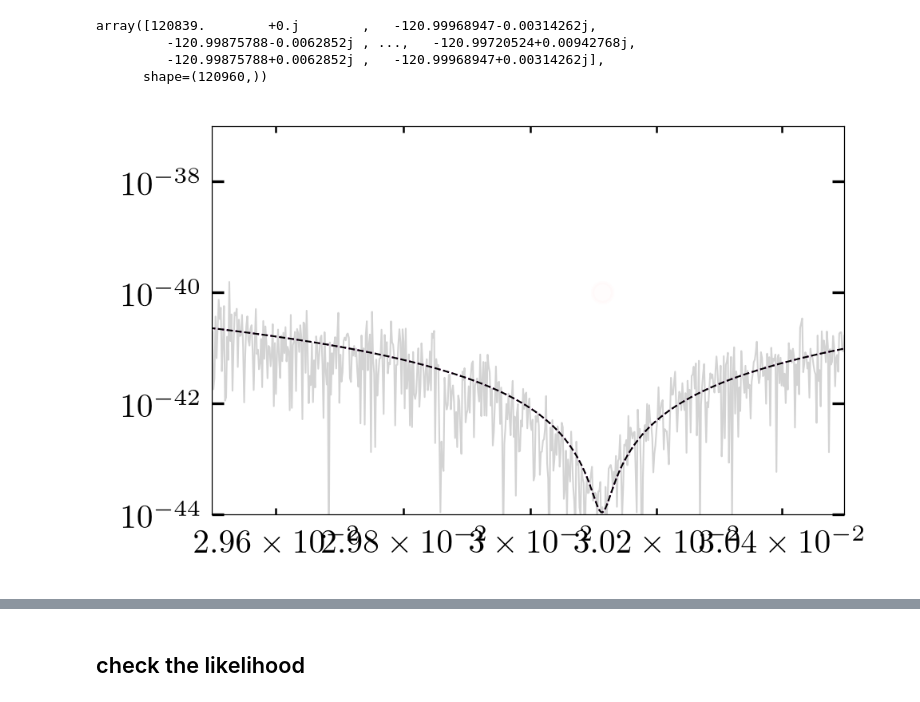
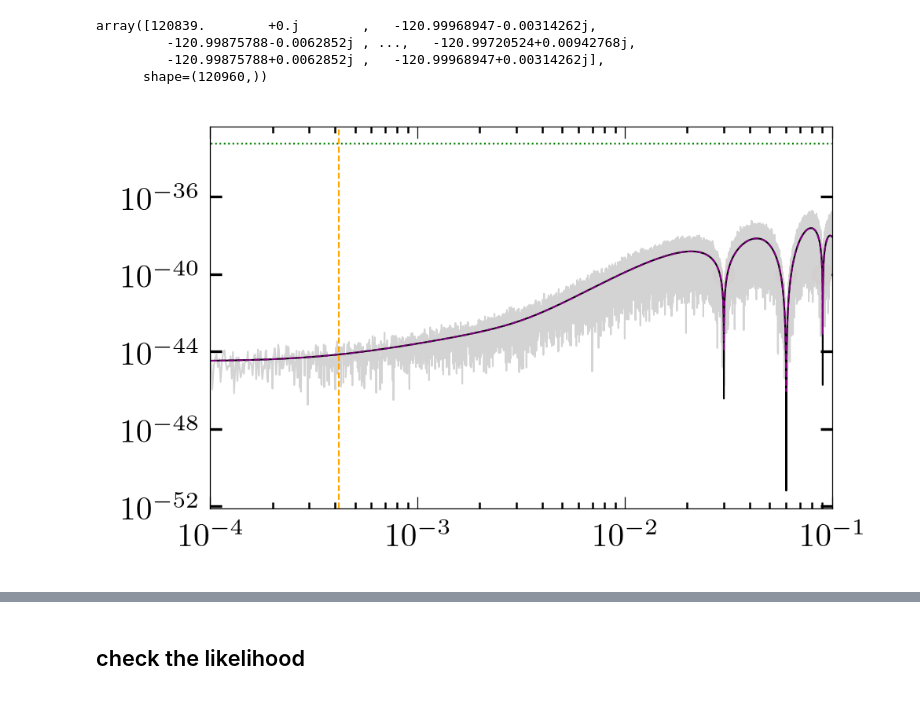
Before and after one commit to lisa-analysis-tools/lisa-analysis-tools, a Jupyter notebook: gf_dev/noise/dev_filter_response.ipynb, the cells around one changed output, grey strips where cells are left out. Saved outputs shown, nothing was run; the diff lists cells and outputs as text; code cells hidden in the pictures.

```diff
--- a/gf_dev/noise/dev_filter_response.ipynb
+++ b/gf_dev/noise/dev_filter_response.ipynb
@@ -144,5 +154,5 @@ _kwargs.update({'force_backend': BACKEND})
 orbits = orbits.__class__(*orbits.args, **_kwargs)
 # %%
 sens_backend = XYZSensitivityBackend(orbits, settings=settings, window_values=window, force_backend=BACKEND)
-sens_backend_no_norm = XYZSensitivityBackend(orbits, settings=settings, window_values=None, force_backend=BACKEND)
+sens_backend_no_norm = XYZSensitivityBackend(orbits, settings=settings, window_values=None,  filters_response=response, force_backend=BACKEND)
 sens_backend_convolve = XYZSensitivityBackend(orbits, settings=settings, window_values=window, convolve_window=True, filters_response=response, mask_percentage=0.0, smoothing_sigma=0, force_backend=BACKEND)
@@ -166,3 +184,18 @@ sens_mat = sens_backend.compute_sensitivity_matrix( smooth=False)
 sens_mat_no_norm = sens_backend_no_norm.compute_sensitivity_matrix( smooth=False)
 # %%
 sens_mat_convolved = sens_backend_convolve.compute_sensitivity_matrix( smooth=False)
+# %%
+c_00, c_11, c_22, c_01, c_02, c_12 = sens_mat_no_norm[0, 0].copy(), sens_mat_no_norm[1, 1].copy(), sens_mat_no_norm[2, 2].copy(), sens_mat_no_norm[0, 1].copy(), sens_mat_no_norm[0, 2].copy(), sens_mat_no_norm[1, 2].copy()
+# %%
+manually_convolved = convolve_matrix_components(c_00, c_11, c_22, c_01, c_02, c_12, window_values=window, num_psds=1, active_slice=settings.active_slice, chunk=2**5)
+# %%
+manually_convolved_matrix = xp.zeros_like(sens_mat_no_norm)
+manually_convolved_matrix[0, 0] = manually_convolved[0].reshape(settings.basis_shape_active)
+manually_convolved_matrix[1, 1] = manually_convolved[1].reshape(settings.basis_shape_active)
+manually_convolved_matrix[2, 2] = manually_convolved[2].reshape(settings.basis_shape_active)
+manually_convolved_matrix[0, 1] = manually_convolved[3].reshape(settings.basis_shape_active)
+manually_convolved_matrix[0, 2] = manually_convolved[4].reshape(settings.basis_shape_active)
+manually_convolved_matrix[1, 2] = manually_convolved[5].reshape(settings.basis_shape_active)
+manually_convolved_matrix[1, 0] = manually_convolved[3].conj().reshape(settings.basis_shape_active)
+manually_convolved_matrix[2, 0] = manually_convolved[4].conj().reshape(settings.basis_shape_active)
+manually_convolved_matrix[2, 1] = manually_convolved[5].conj().reshape(settings.basis_shape_active)
@@ -219,33 +272,34 @@ array([120839.        +0.j        ,   -120.99968947-0.00314262j,
 # %%
 plt.figure()
 
 ch0, ch1 = 0, 0
 time_bin = 0
 mask = sens_backend_convolve.dips_mask.reshape(sens_backend_convolve.basis_settings.basis_shape)
 dips_frequencies = get(settings.f_arr[mask[time_bin]])
 
 plt.loglog(get(data.settings.f_arr), np.abs(get(tf_periodogram[ch0, ch1, time_bin, :])), label="X", c='lightgrey')
-# plt.loglog(get(data.settings.f_arr), np.abs(get(sens_mat_no_norm[ch0, ch1, time_bin, :])), label="unnormalized sensitivity", c='k')
-# plt.loglog(get(data.settings.f_arr), np.abs(get(sens_mat[ch0, ch1, time_bin, :])), label="X sensitivity", c='blue')
+plt.loglog(get(data.settings.f_arr), np.abs(get(sens_mat_no_norm[ch0, ch1, time_bin, :])), label="unnormalized sensitivity", c='k')
+#plt.loglog(get(data.settings.f_arr), np.abs(get(sens_mat[ch0, ch1, time_bin, :])), label="X sensitivity", c='blue')
 # plt.loglog(get(data.settings.f_arr), np.abs(get(sens_mat[ch0, ch1, time_bin, :]) * response), label="filtered sensitivity", c='red', ls='--')
 # plt.loglog(get(data.settings.f_arr), np.abs(get(sens_mat_smooth[ch0, ch1, time_bin, :]) * response), label="smoothed filtered sensitivity", c='green', ls='-.')
-plt.loglog(get(data.settings.f_arr), np.abs(get(sens_mat_convolved[ch0, ch1, time_bin, :])), label="convolved filtered sensitivity", c='purple', ls=':')
-plt.loglog(get(data.settings.f_arr), np.abs(get(ac.sens_mat.sens_mat[ch0, ch1, time_bin, :])), label="convolved filtered sensitivity", c='k', ls='--')
+plt.loglog(get(data.settings.f_arr), np.abs(get(sens_mat_convolved[ch0, ch1, time_bin, :])), label="convolved filtered sensitivity", c='purple', ls='--')
+plt.loglog(get(data.settings.f_arr), np.abs(get(manually_convolved_matrix[ch0, ch1, time_bin, :])), label="RFFT convolved filtered sensitivity", c='green', ls=':')
+#plt.loglog(get(data.settings.f_arr), np.abs(get(ac.sens_mat.sens_mat[ch0, ch1, time_bin, :])), label="convolved filtered sensitivity", c='k', ls='--')
 
 # plot the dips mask
 plt.scatter(dips_frequencies, np.ones_like(dips_frequencies) * 1e-40, marker='o', color='red', alpha=0.01, label="dips mask", zorder=10)
 
 # plot the vertical line matching the roll-off frequency of the window
 
 plt.axvline(x=1/(2*TAPER), color='orange', ls='--', label="window roll-off frequency")
 
 plt.xlim(1e-4, 1e-1)
 #plt.xlim(2.95e-2, 3.05e-2)
-plt.xlim(8.5e-2, 1e-1)
-plt.ylim(1e-44, 1e-37)
+#plt.xlim(8.5e-2, 1e-1)
+#plt.ylim(1e-44, 1e-37)
 plt.show()
 # %% [output]
-[figure, old version]
+[figure, new version]
 # %%
 fig, axs = plt.subplots(1, 2, figsize=(9, 3))
 
```
Also changed, not shown: parts of 14 cells of this notebook, 1 other file.
